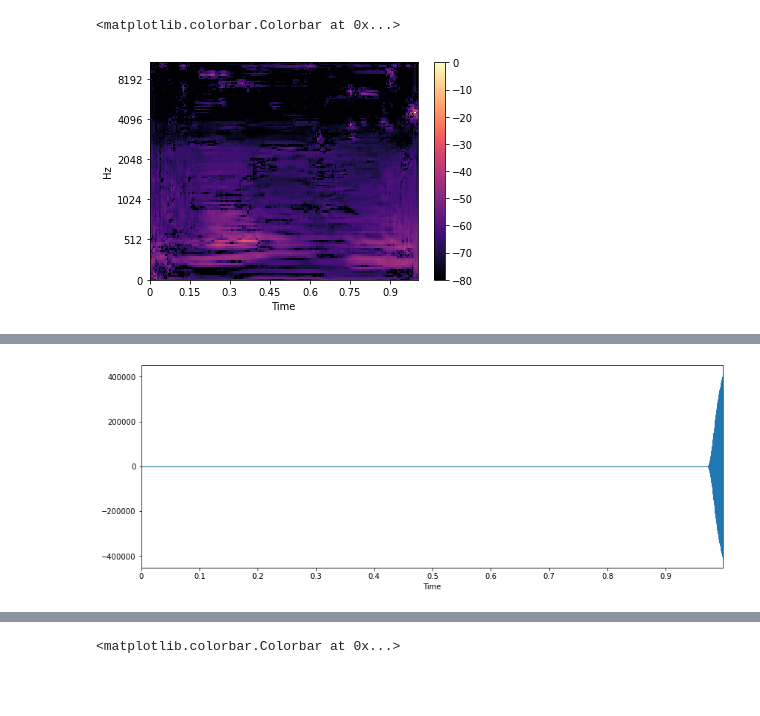
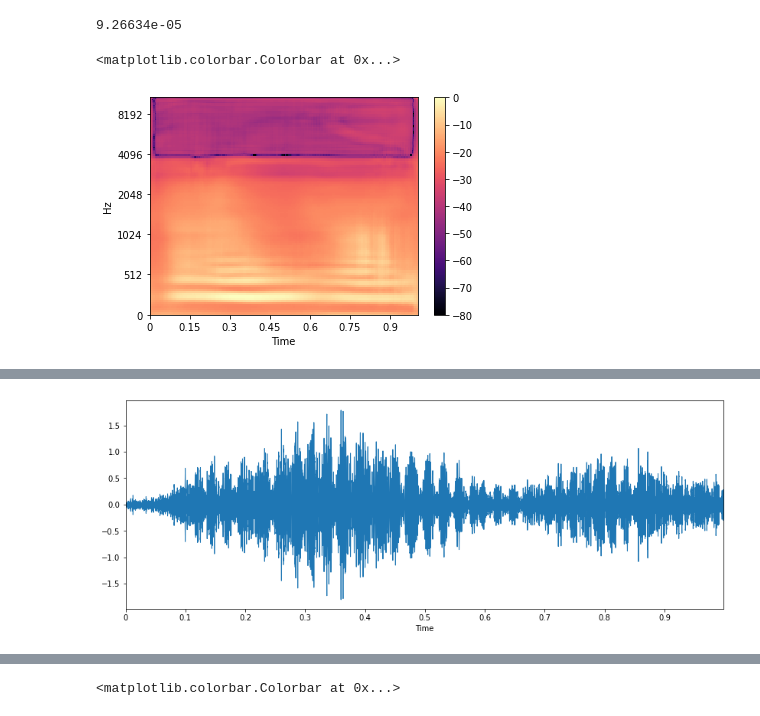
Before and after one commit to Param9498/non-invertible-audio-feature-generation, a Jupyter notebook: development/param/openl3_librispeech/inversion_models/overfitting_test.ipynb, the cells around one changed output, grey strips where cells are left out. Drawn from its saved outputs; the diff is of its cells as text; code cells hidden in the pictures; blank space fills up the shorter version.

```diff
--- a/development/param/openl3_librispeech/inversion_models/overfitting_test.ipynb
+++ b/development/param/openl3_librispeech/inversion_models/overfitting_test.ipynb
@@ -56,7 +56,7 @@ def _load_run(path):
 algo = "inversion_v1"
 data_path = "/scratch/prs392/incubator/data/LibriSpeech/"
 checkpoint_path = f"/scratch/prs392/incubator/checkpoints/openl3_librispeech/{algo}/"
-experiment_name = "overfitting_10_audio_files_with_l1_loss_and_amplitude"
+experiment_name = "overfitting_10_audio_files_with_MSE_and_amplitude"
 
 AudioDatasetWithAmp = data_utils_v4.AudioDataset
 AudioDatasetWithoutDB = data_utils_v3.AudioDataset
@@ -84,9 +84,10 @@ for version in versions:
 best_version, best_test_loss, best_hparams = versions[list_of_train_loss.index(min(list_of_train_loss))], list_of_train_loss[list_of_train_loss.index(min(list_of_train_loss))], list_existing_hparams[list_of_train_loss.index(min(list_of_train_loss))]
 
 checkpoint_path = os.path.join(checkpoint_path, experiment_name, best_version, 'checkpoints')
-epoch_file = [o for o in os.listdir(checkpoint_path) if os.path.isfile(os.path.join(checkpoint_path,o))][0]
-
-PATH = os.path.join(checkpoint_path, 'last.ckpt')
+epoch_file = [o for o in os.listdir(checkpoint_path) if os.path.isfile(os.path.join(checkpoint_path,o))][1]
+# print(epoch_file)
+# PATH = os.path.join(checkpoint_path, 'last.ckpt')
+PATH = os.path.join(checkpoint_path, epoch_file)
 
 model = AbstractModel.load_from_checkpoint(PATH, hparams=best_hparams,
                                             data_paths = data_paths,
@@ -94,19 +95,17 @@ model = AbstractModel.load_from_checkpoint(PATH, hparams=best_hparams,
                                             model = InversionV1(),
                                             criterion = nn.L1Loss())
 
-train_dataset = AudioDatasetWithAmp(root_dir=data_paths['train'], num_audios = best_hparams['train_num_audios'])
-train_loader = DataLoader(train_dataset, batch_size=best_hparams['batch_size'], shuffle=True, num_workers=4, pin_memory=True)
-
-for i in range(len(train_dataset)):
-    emb, spec, j = train_dataset[i]
-
-    pred = model(emb)
-
-#     print("Embeddings shape: " + str(emb.shape))
-#     print("Expected Spectrogram shape: " + str(spec.shape))
-#     print("Predicted Spectrogram shape: " + str(pred.shape))
-    if i == 7:
-        break
+train_dataset = AudioDatasetWithAmp(root_dir=data_paths['test'], num_audios = 1000)
+# train_loader = DataLoader(train_dataset, batch_size=best_hparams['batch_size'], shuffle=True, num_workers=4, pin_memory=True)
+# %%
+for i in range(len(train_dataset)):
+#     print("Embeddings shape: " + str(emb.shape))
+#     print("Expected Spectrogram shape: " + str(spec.shape))
+#     print("Predicted Spectrogram shape: " + str(pred.shape))
+    if i == 100:
+        emb, spec, j = train_dataset[i]
+        pred = model(emb)
+        break
 # %%
 plt.subplots()
 librosa.display.specshow(librosa.amplitude_to_db(np.abs(spec[0,:,:].detach().numpy()), ref=np.max),
@@ -136,3 +137,7 @@ ipd.Audio(y, rate=48000)
+# %%
+np.mean(y)
+# %% [output]
+9.26634e-05
 # %%
 plt.subplots()
 librosa.display.specshow(librosa.amplitude_to_db(np.abs(pred[0, 0,:,:].detach().numpy()), ref=np.max),
@@ -143,26 +148,28 @@ librosa.display.specshow(librosa.amplitude_to_db(np.abs(pred[0, 0,:,:].detach().
 plt.colorbar()
 # %% [output]
 <matplotlib.colorbar.Colorbar at 0x...>
-[figure, old version]
+[figure, new version]
 # %%
 import torchaudio.functional as F
 
 n_dft = 2048
 n_mels = 128
 n_hop = 242
 asr = 48000
 
 # spec_tensor_amp = F.DB_to_amplitude(x = spec[0,:,:].detach(), ref = 1, power = 0.5)
 spec_tensor_amp = pred[0,0,:,:].detach()
 
 
 y = librosa.feature.inverse.mel_to_audio(np.abs(spec_tensor_amp.numpy()), sr=asr, n_fft=n_dft, hop_length=n_hop, center=True, n_iter=32,  power=0.5)
 # y *= 32767 / max (0.01, np.max(np.abs(y)))
+
+y_hat = y.copy()
 plt.figure(figsize=(14, 5))
 librosa.display.waveplot(y, sr=48000)
 import IPython.display as ipd
 
 ipd.Audio(y, rate=48000)
 # %% [output]
 [interactive output not drawn]
-[figure, old version]
+[figure, new version]
```
Also changed, not shown: parts of 5 cells of this notebook, 43 other files.
